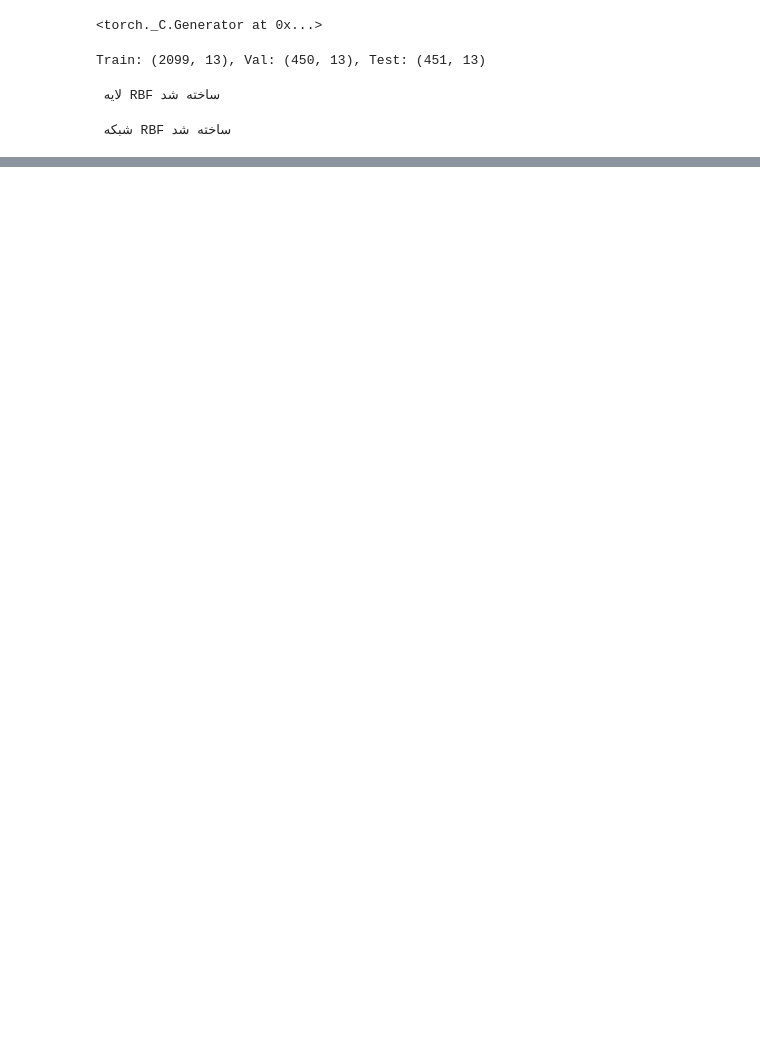
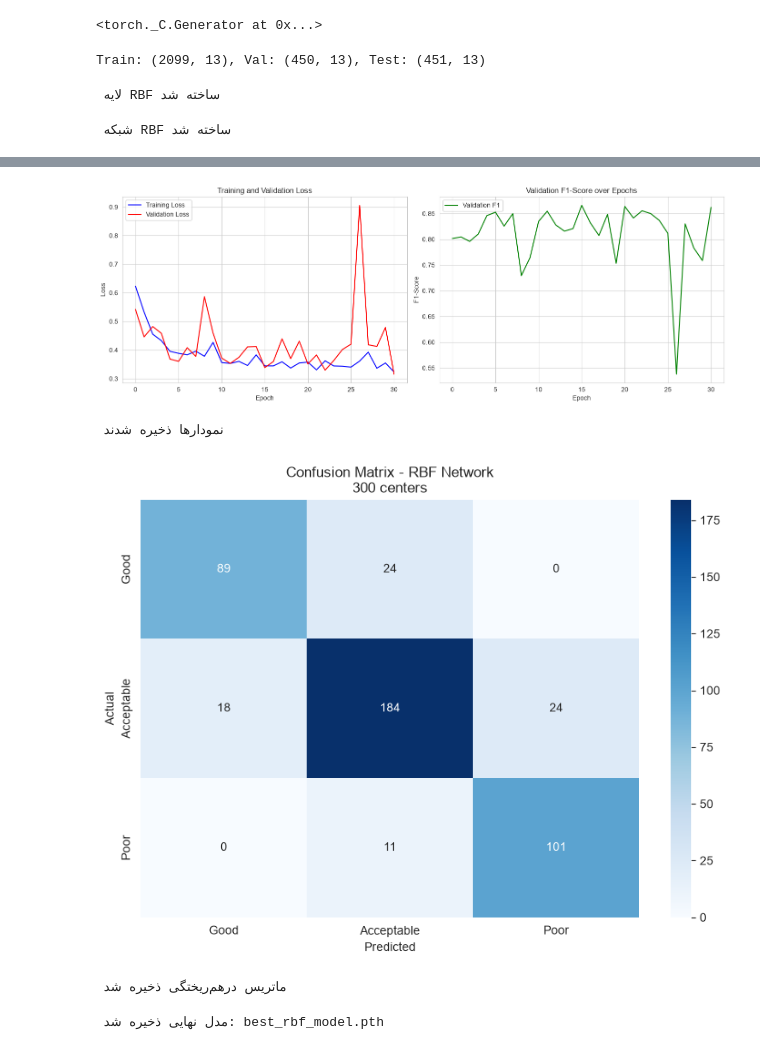
Before and after one commit to fatemehfahimpour/neural-networks, a Jupyter notebook: step2/RBF.ipynb, the cells around one changed output, grey strips where cells are left out. Cells and saved outputs as stored; diff of their text form; code cells hidden in the pictures; blank space fills up the shorter version.

```diff
--- a/step2/RBF.ipynb
+++ b/step2/RBF.ipynb
@@ -598,0 +655,46 @@ print("   - Sigma محاسبه شده از فاصله مراکز")
+# %%
+fig, axes = plt.subplots(1, 2, figsize=(14, 5))
+
+# نمودار Loss
+axes[0].plot(history['train_loss'], label='Training Loss', color='blue')
+axes[0].plot(history['val_loss'], label='Validation Loss', color='red')
+axes[0].set_xlabel('Epoch')
+axes[0].set_ylabel('Loss')
+axes[0].set_title('Training and Validation Loss')
+axes[0].legend()
+axes[0].grid(True)
+
+# نمودار F1
+axes[1].plot(history['val_f1'], label='Validation F1', color='green')
+axes[1].set_xlabel('Epoch')
+axes[1].set_ylabel('F1-Score')
+axes[1].set_title('Validation F1-Score over Epochs')
+axes[1].legend()
+axes[1].grid(True)
+
+plt.tight_layout()
+plt.savefig('rbf_training_curves.png', dpi=150)
+plt.show()
+print(" نمودارها ذخیره شدند")
+
+# ماتریس درهم‌ریختگی
+plt.figure(figsize=(8, 6))
+sns.heatmap(cm, annot=True, fmt='d', cmap='Blues',
+            xticklabels=class_names, yticklabels=class_names)
+plt.xlabel('Predicted')
+plt.ylabel('Actual')
+plt.title(f'Confusion Matrix - RBF Network\n{best_n_centers} centers')
+plt.tight_layout()
+plt.savefig('rbf_confusion_matrix.png', dpi=150)
+plt.show()
+print(" ماتریس درهم‌ریختگی ذخیره شد")
+# %% [output]
+[figure, added]
+ نمودارها ذخیره شدند
+[figure, added]
+ ماتریس درهم‌ریختگی ذخیره شد
+# %%
+torch.save(final_model.state_dict(), 'best_rbf_model.pth')
+print(" مدل نهایی ذخیره شد: best_rbf_model.pth")
+# %% [output]
+ مدل نهایی ذخیره شد: best_rbf_model.pth
```
Also changed, not shown: parts of 13 cells of this notebook.
